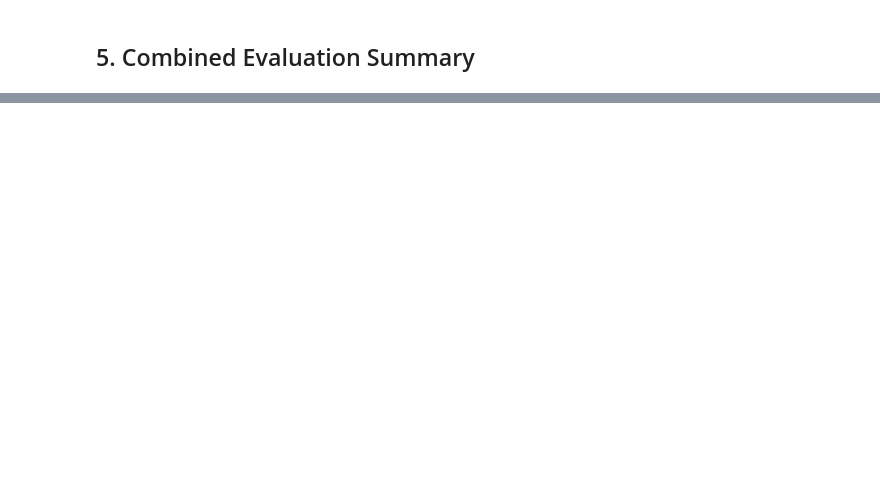
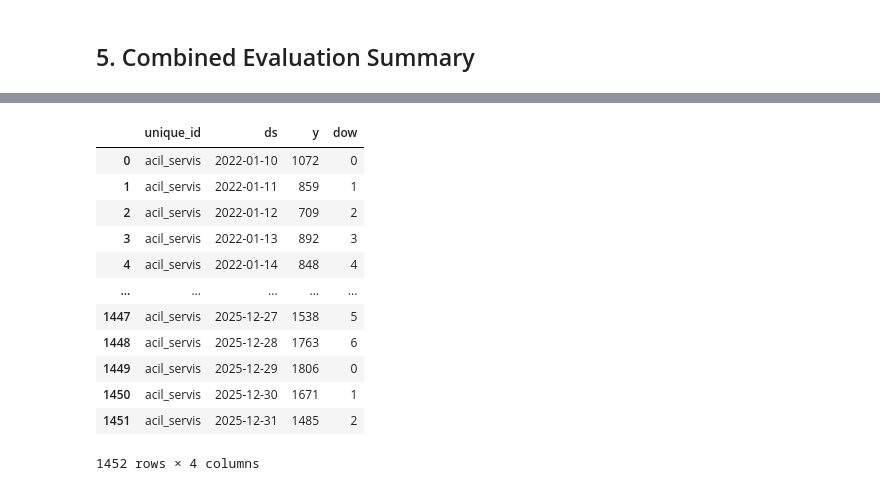
Before and after one commit to Eneskoser/patient_count_forecasting, a Jupyter notebook: forecasting.ipynb, the cells around one changed output, grey strips where cells are left out. Cells and saved outputs as stored; diff of their text form; code cells hidden in the pictures; blank space fills up the shorter version.

```diff
--- a/forecasting.ipynb
+++ b/forecasting.ipynb
@@ -412,0 +457,16 @@ plt.show()
+# %%
+df
+# %% [output]
+|  | unique_id | ds | y | dow |
+| 0 | acil_servis | 2022-01-10 | 1072 | 0 |
+| 1 | acil_servis | 2022-01-11 | 859 | 1 |
+| 2 | acil_servis | 2022-01-12 | 709 | 2 |
+| 3 | acil_servis | 2022-01-13 | 892 | 3 |
+| 4 | acil_servis | 2022-01-14 | 848 | 4 |
+| ... | ... | ... | ... | ... |
+| 1447 | acil_servis | 2025-12-27 | 1538 | 5 |
+| 1448 | acil_servis | 2025-12-28 | 1763 | 6 |
+| 1449 | acil_servis | 2025-12-29 | 1806 | 0 |
+| 1450 | acil_servis | 2025-12-30 | 1671 | 1 |
+| 1451 | acil_servis | 2025-12-31 | 1485 | 2 |
+1452 rows × 4 columns
```
Also changed, not shown: parts of 11 cells of this notebook, 2 other files.
